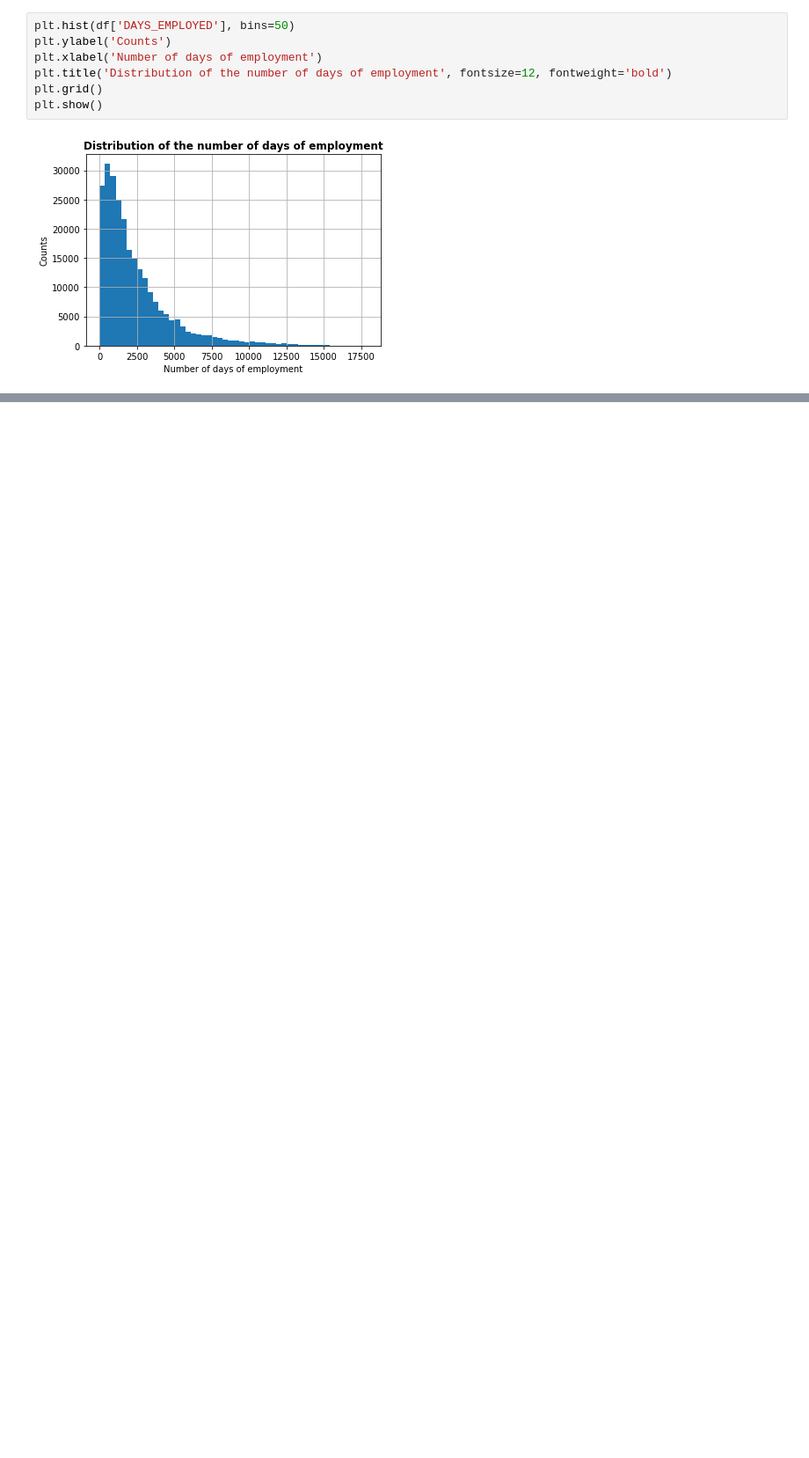
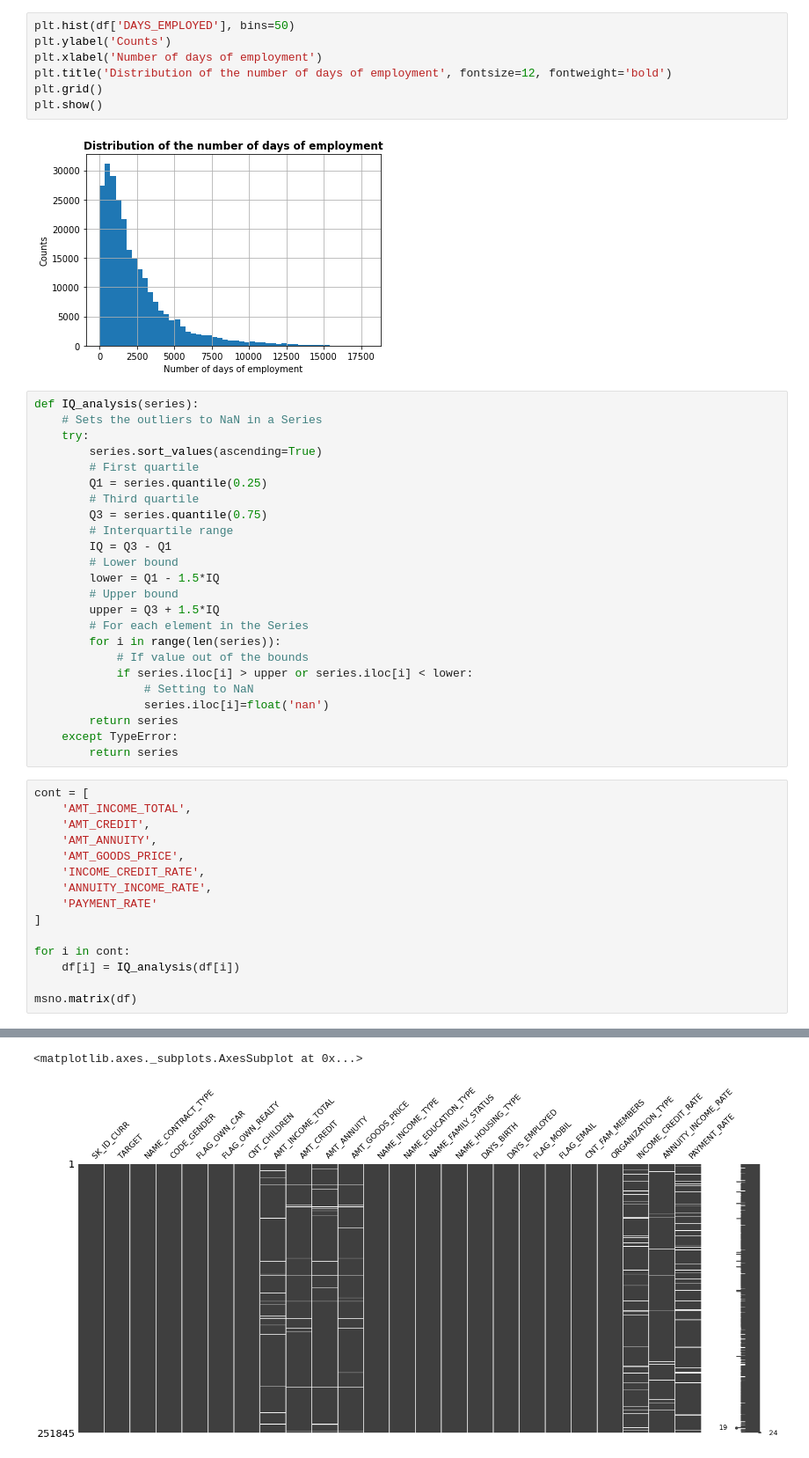
Before and after one commit to predakz/Projet_7, a Jupyter notebook: notebook_P7.ipynb, the cells around one changed output, grey strips where cells are left out. Shown at 88% size. Saved outputs shown, nothing was run; the diff lists cells and outputs as text; blank space fills up the shorter version.

```diff
--- a/notebook_P7.ipynb
+++ b/notebook_P7.ipynb
@@ -301,3 +309,43 @@ plt.grid()
 plt.show()
 # %% [output]
 [figure]
+# %%
+def IQ_analysis(series):
+    # Sets the outliers to NaN in a Series
+    try:
+        series.sort_values(ascending=True)
+        # First quartile
+        Q1 = series.quantile(0.25)
+        # Third quartile
+        Q3 = series.quantile(0.75)
+        # Interquartile range
+        IQ = Q3 - Q1
+        # Lower bound
+        lower = Q1 - 1.5*IQ
+        # Upper bound
+        upper = Q3 + 1.5*IQ
+        # For each element in the Series
+        for i in range(len(series)):
+            # If value out of the bounds
+            if series.iloc[i] > upper or series.iloc[i] < lower:
+                # Setting to NaN
+                series.iloc[i]=float('nan')
+        return series
+    except TypeError:
+        return series
+# %%
+cont = [
+    'AMT_INCOME_TOTAL',
+    'AMT_CREDIT',
+    'AMT_ANNUITY',
+    'AMT_GOODS_PRICE',
+    'INCOME_CREDIT_RATE',
+    'ANNUITY_INCOME_RATE',
+    'PAYMENT_RATE'
+]
+
+for i in cont:
+    df[i] = IQ_analysis(df[i])
+
+msno.matrix(df)
+# %% [output]
@@ -303,0 +356,2 @@ plt.show()
+<matplotlib.axes._subplots.AxesSubplot at 0x...>
+[figure, added]
```
Also changed, not shown: parts of 11 cells of this notebook, 2 other files.
